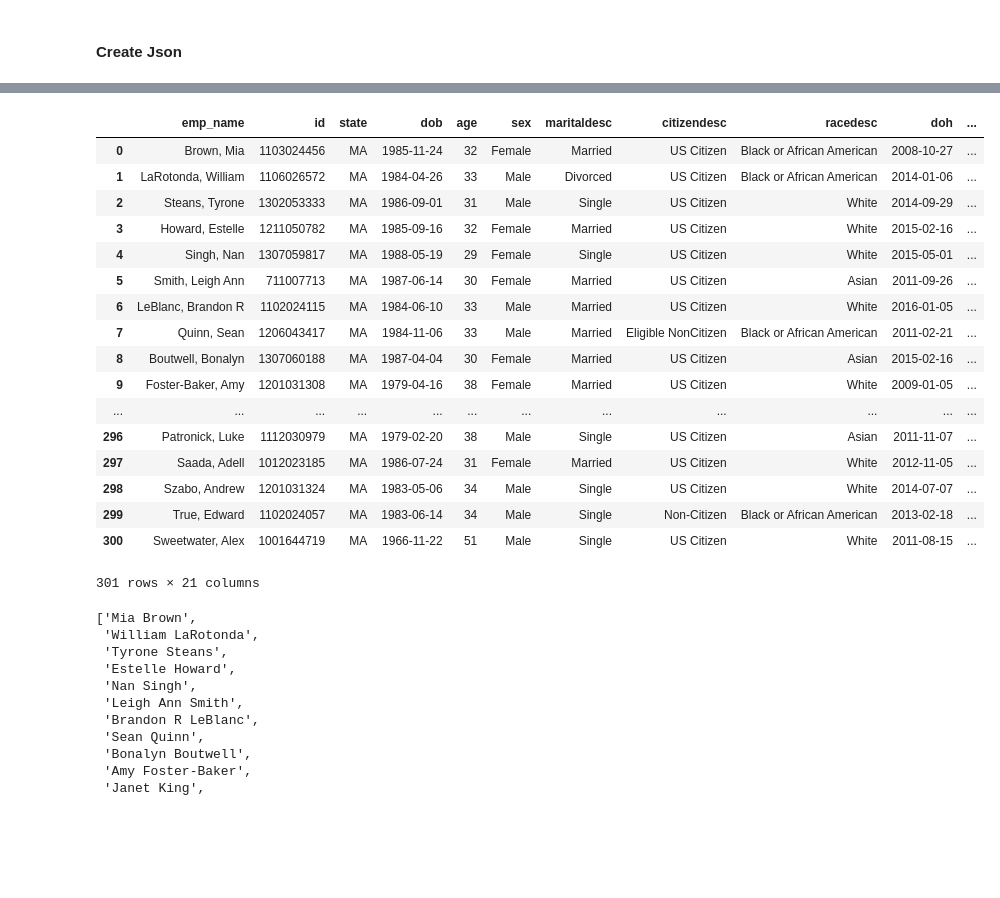
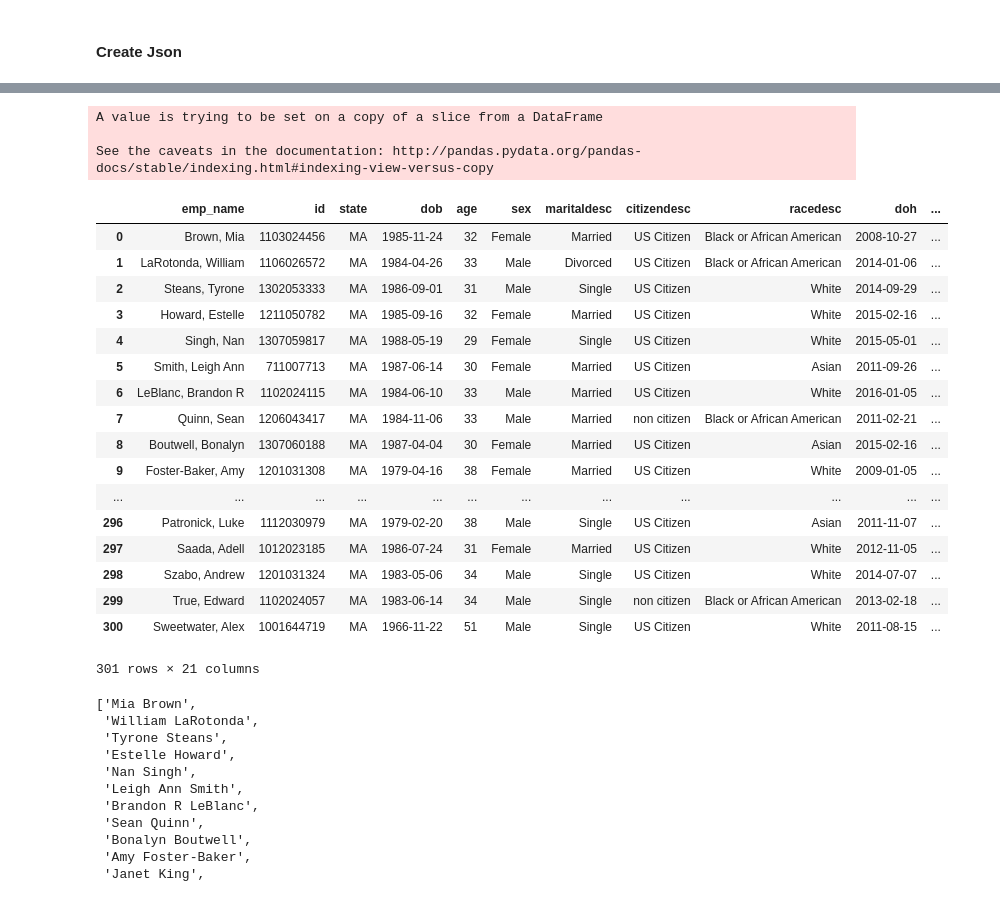
Before and after one commit to ritvikshrivastava/mindmeld-hr-blueprint, a Jupyter notebook: custom_scripts/Knowledge Base Generator.ipynb, the cells around one changed output, grey strips where cells are left out. Drawn from its saved outputs; the diff is of its cells as text; code cells hidden in the pictures; blank space fills up the shorter version.

Commit message:
citizen non citizen

```diff
--- a/custom_scripts/Knowledge Base Generator.ipynb
+++ b/custom_scripts/Knowledge Base Generator.ipynb
@@ -73,6 +73,14 @@ def df_reformat_date(df):
         for i in range(len(df)):
             if(df[col][i] != '1800-01-01' ): df.at[i, col] = reformat_date(df[col][i])
     return df
+
+# Clean the citizenship column to be either 'US Citizen' or 'non citizen'
+# param df (dataframe) - Dataframe with Dates
+# Returns updated_df (dataframe)
+def clean_citizenship(df):
+    for i in range(len(df)):
+        if df['citizendesc'][i] != 'US Citizen': df['citizendesc'][i] = 'non citizen'
+    return df
 # %% [markdown]
 <h3>File Writing</h3>
 # %%
@@ -189,28 +219,31 @@ def _get_interval_amount(recur_ent, money):
 # %%
-kb = pd.read_csv('core_dataset.csv')
 kb.fillna("1800-01-01", inplace=True)
 kb = df_split_name_col(kb)
 kb = df_reformat_date(kb)
+kb = clean_citizenship(kb)
 kb
 # %% [output]
+A value is trying to be set on a copy of a slice from a DataFrame
+
+See the caveats in the documentation: http://pandas.pydata.org/pandas-docs/stable/indexing.html#indexing-view-versus-copy
 |  | emp_name | id | state | dob | age | sex | maritaldesc | citizendesc | racedesc | doh | ... |
 | 0 | Brown, Mia | 1103024456 | MA | 1985-11-24 | 32 | Female | Married | US Citizen | Black or African American | 2008-10-27 | ... |
 | 1 | LaRotonda, William | 1106026572 | MA | 1984-04-26 | 33 | Male | Divorced | US Citizen | Black or African American | 2014-01-06 | ... |
 | 2 | Steans, Tyrone | 1302053333 | MA | 1986-09-01 | 31 | Male | Single | US Citizen | White | 2014-09-29 | ... |
 | 3 | Howard, Estelle | 1211050782 | MA | 1985-09-16 | 32 | Female | Married | US Citizen | White | 2015-02-16 | ... |
 | 4 | Singh, Nan | 1307059817 | MA | 1988-05-19 | 29 | Female | Single | US Citizen | White | 2015-05-01 | ... |
 | 5 | Smith, Leigh Ann | 711007713 | MA | 1987-06-14 | 30 | Female | Married | US Citizen | Asian | 2011-09-26 | ... |
 | 6 | LeBlanc, Brandon R | 1102024115 | MA | 1984-06-10 | 33 | Male | Married | US Citizen | White | 2016-01-05 | ... |
-| 7 | Quinn, Sean | 1206043417 | MA | 1984-11-06 | 33 | Male | Married | Eligible NonCitizen | Black or African American | 2011-02-21 | ... |
+| 7 | Quinn, Sean | 1206043417 | MA | 1984-11-06 | 33 | Male | Married | non citizen | Black or African American | 2011-02-21 | ... |
 | 8 | Boutwell, Bonalyn | 1307060188 | MA | 1987-04-04 | 30 | Female | Married | US Citizen | Asian | 2015-02-16 | ... |
 | 9 | Foster-Baker, Amy | 1201031308 | MA | 1979-04-16 | 38 | Female | Married | US Citizen | White | 2009-01-05 | ... |
 | ... | ... | ... | ... | ... | ... | ... | ... | ... | ... | ... | ... |
 | 296 | Patronick, Luke | 1112030979 | MA | 1979-02-20 | 38 | Male | Single | US Citizen | Asian | 2011-11-07 | ... |
 | 297 | Saada, Adell | 1012023185 | MA | 1986-07-24 | 31 | Female | Married | US Citizen | White | 2012-11-05 | ... |
 | 298 | Szabo, Andrew | 1201031324 | MA | 1983-05-06 | 34 | Male | Single | US Citizen | White | 2014-07-07 | ... |
-| 299 | True, Edward | 1102024057 | MA | 1983-06-14 | 34 | Male | Single | Non-Citizen | Black or African American | 2013-02-18 | ... |
+| 299 | True, Edward | 1102024057 | MA | 1983-06-14 | 34 | Male | Single | non citizen | Black or African American | 2013-02-18 | ... |
 | 300 | Sweetwater, Alex | 1001644719 | MA | 1966-11-22 | 51 | Male | Single | US Citizen | White | 2011-08-15 | ... |
-301 rows × 21 columns
+301 rows × 21 columns
 # %%
 get_full_names(kb)
 # %% [output]
```
Also changed, not shown: parts of 1 cell of this notebook, 29 other files.
